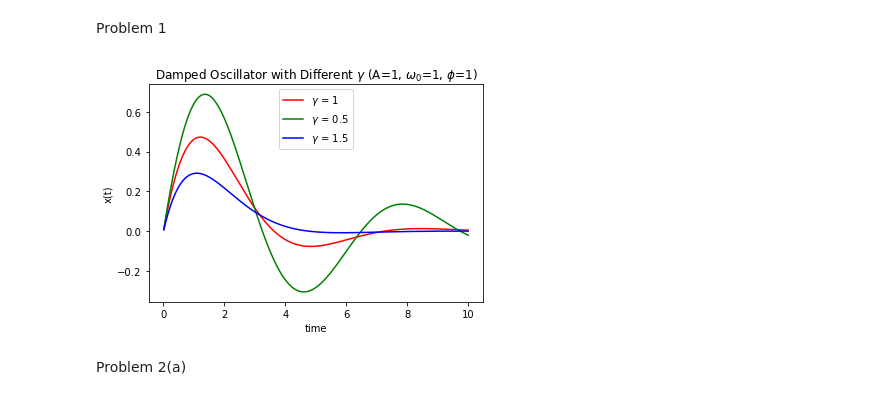
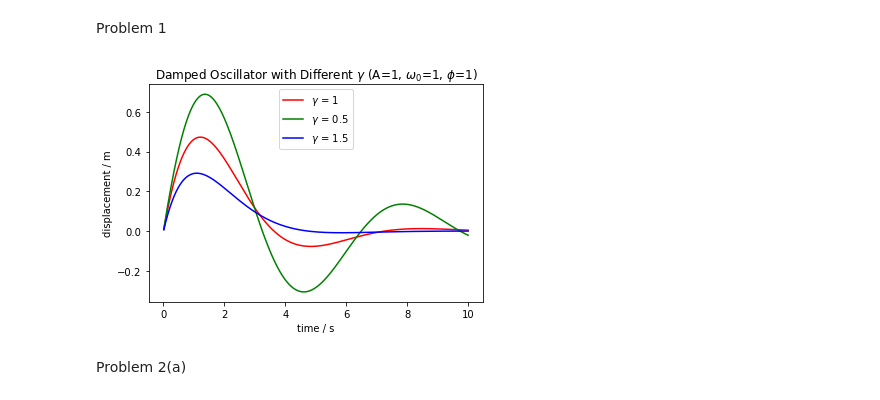
Before and after one commit to AmedeoAvogadro/PHYS29, a Jupyter notebook: notebooks/Yizhi_Jiao_Homework_5.ipynb, the cells around one changed output. Drawn from its saved outputs; the diff is of its cells as text; code cells hidden in the pictures.

```diff
--- a/notebooks/Yizhi_Jiao_Homework_5.ipynb
+++ b/notebooks/Yizhi_Jiao_Homework_5.ipynb
@@ -10,21 +10,21 @@ Problem 1
 # %%
 def x(t, a, gamma, omega_0, phi):
     omega=(omega_0**2-gamma**2/4)**0.5
     return a*np.e**(-gamma*t/2)*np.cos(omega*t+phi)
 time = np.linspace(1,1000,1000)/100
 displacement_1 = x(time,1,1,1,-np.pi/2)
 displacement_2 = x(time,1,0.5,1,-np.pi/2)
 displacement_3 = x(time,1,1.5,1,-np.pi/2)
 plt.title("Damped Oscillator with Different $\\gamma$ (A=1, $\\omega_0$=1, $\\phi$=1)")
 plt.plot(time, displacement_1, color ="r", label="$\\gamma$ = 1")
 plt.plot(time, displacement_2, color ="g", label="$\\gamma$ = 0.5")
 plt.plot(time, displacement_3, color ="b", label="$\\gamma$ = 1.5")
 leg = plt.legend(loc='upper center')
-plt.ylabel('x(t)')
-plt.xlabel('time')
+plt.ylabel('displacement / m')
+plt.xlabel('time / s')
 plt.show()
 # %% [output]
-[figure, old version]
+[figure, new version]
 # %% [markdown]
 Problem 2(a)
 # %% [markdown]
```
Also changed, not shown: parts of 5 cells of this notebook, 1 other file.
